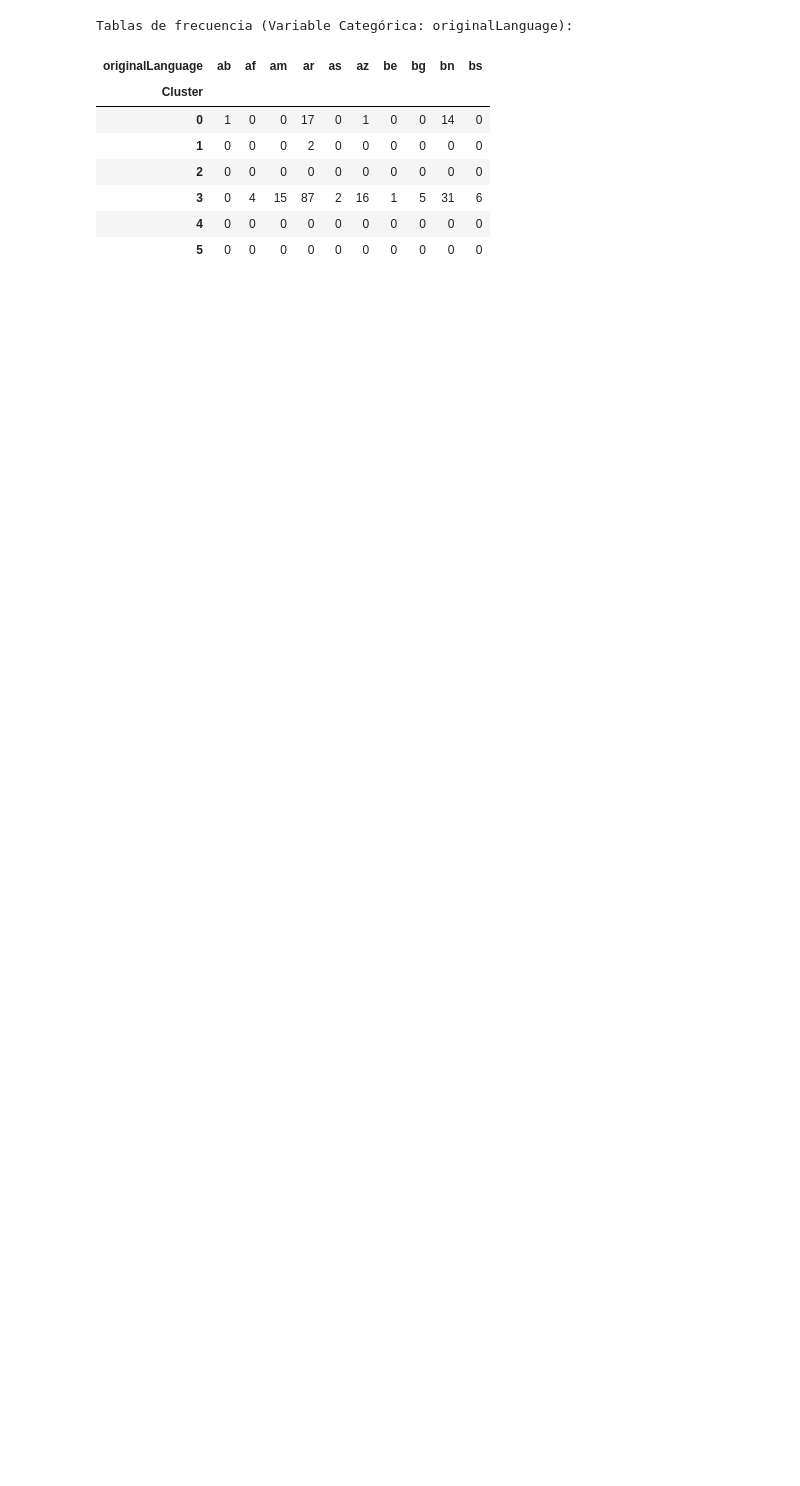
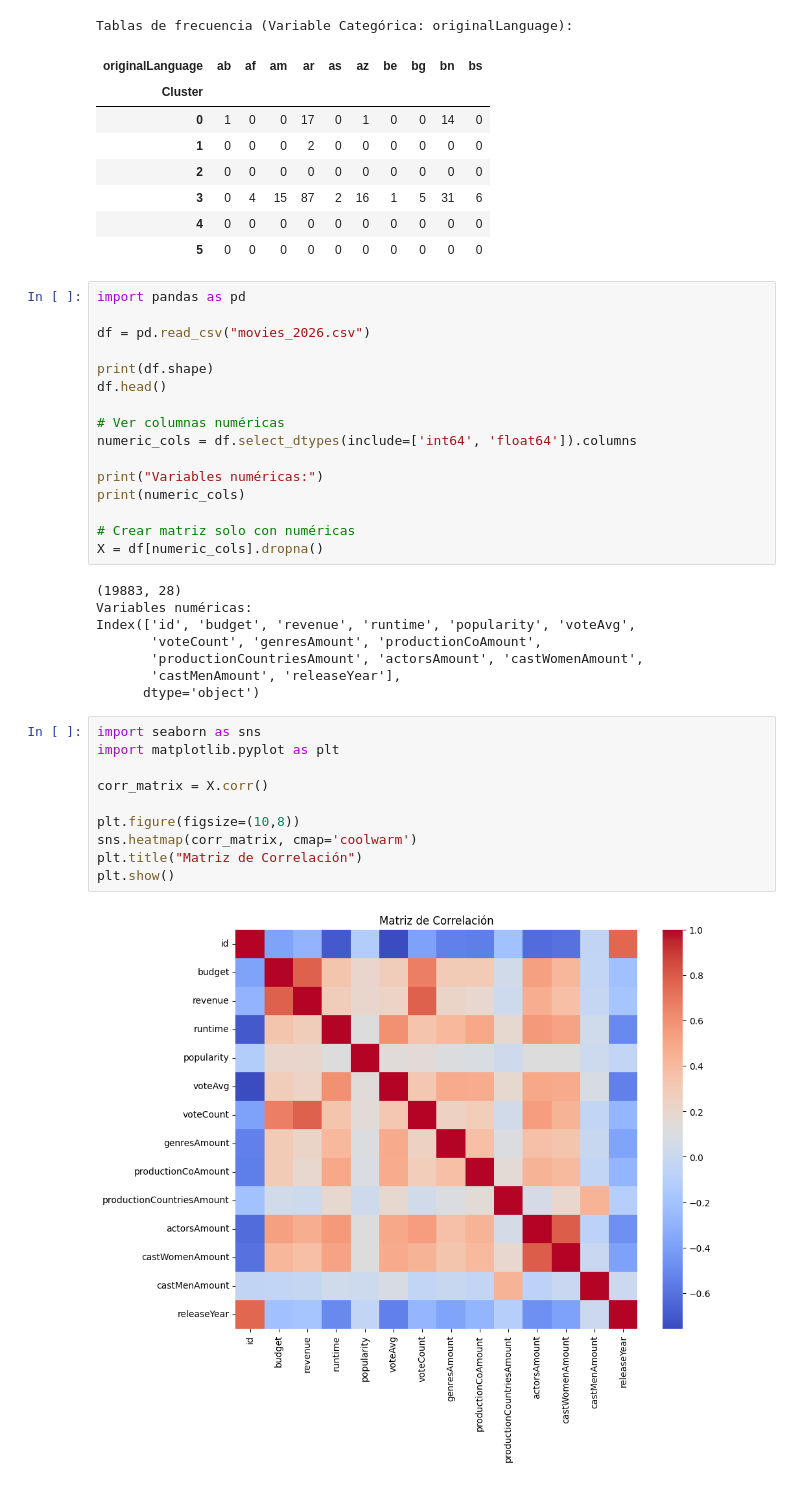
Before and after one commit to Palasuwu/Lab02Nosupervisado, a Jupyter notebook: Lab04.ipynb, the cells around one changed output. Saved outputs shown, nothing was run; the diff lists cells and outputs as text; blank space fills up the shorter version.

```diff
--- a/Lab04.ipynb
+++ b/Lab04.ipynb
@@ -146,3 +146,39 @@ Tablas de frecuencia (Variable Categórica: originalLanguage):
 | 3 | 0 | 4 | 15 | 87 | 2 | 16 | 1 | 5 | 31 | 6 |
 | 4 | 0 | 0 | 0 | 0 | 0 | 0 | 0 | 0 | 0 | 0 |
 | 5 | 0 | 0 | 0 | 0 | 0 | 0 | 0 | 0 | 0 | 0 |
+# %%
+import pandas as pd
+
+df = pd.read_csv("movies_2026.csv")
+
+print(df.shape)
+df.head()
+
+# Ver columnas numéricas
+numeric_cols = df.select_dtypes(include=['int64', 'float64']).columns
+
+print("Variables numéricas:")
+print(numeric_cols)
+
+# Crear matriz solo con numéricas
+X = df[numeric_cols].dropna()
+# %% [output]
+(19883, 28)
+Variables numéricas:
+Index(['id', 'budget', 'revenue', 'runtime', 'popularity', 'voteAvg',
+       'voteCount', 'genresAmount', 'productionCoAmount',
+       'productionCountriesAmount', 'actorsAmount', 'castWomenAmount',
+       'castMenAmount', 'releaseYear'],
+      dtype='object')
+# %%
+import seaborn as sns
+import matplotlib.pyplot as plt
+
+corr_matrix = X.corr()
+
+plt.figure(figsize=(10,8))
+sns.heatmap(corr_matrix, cmap='coolwarm')
+plt.title("Matriz de Correlación")
+plt.show()
+# %% [output]
+[figure, added]
```
Also changed, not shown: parts of 7 cells of this notebook.
